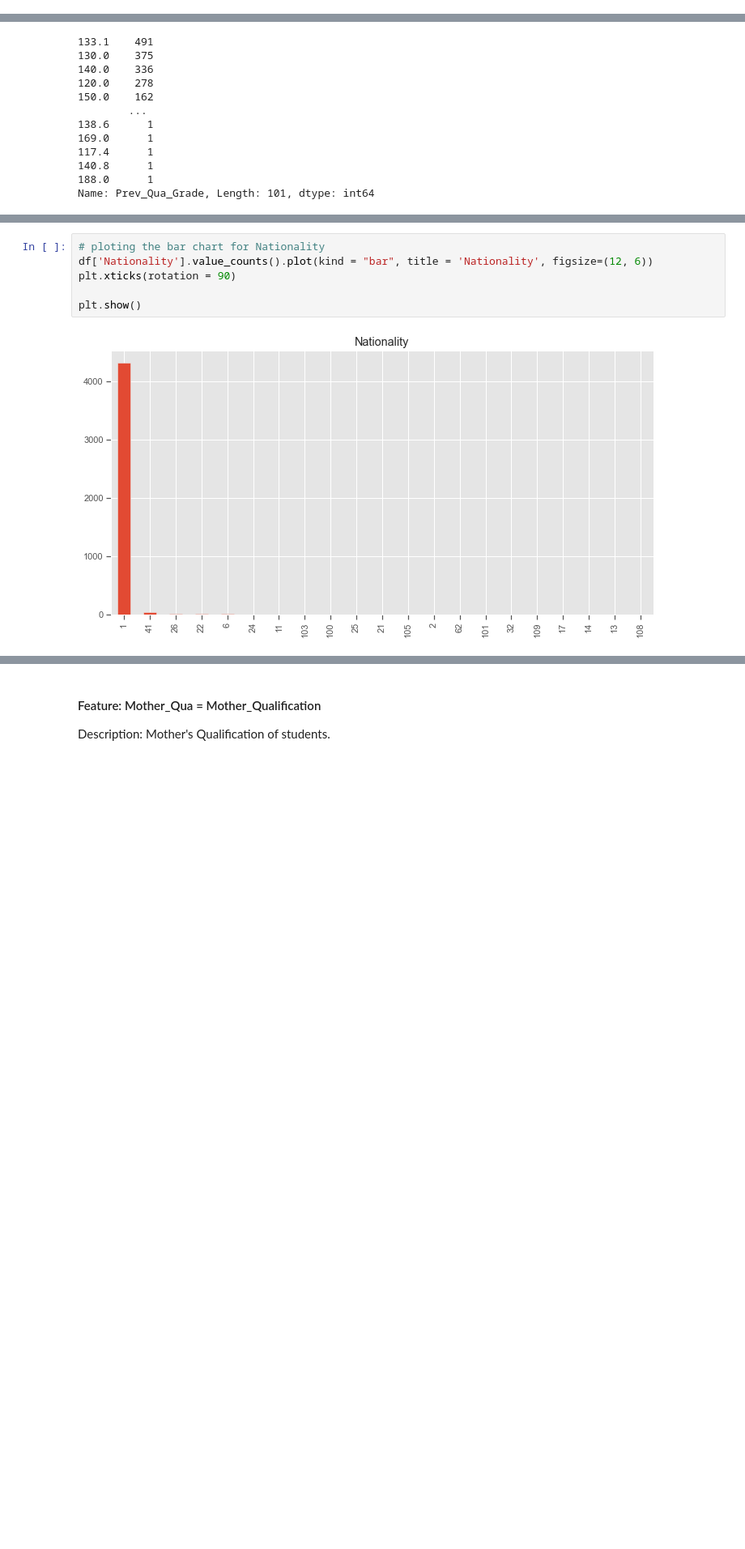
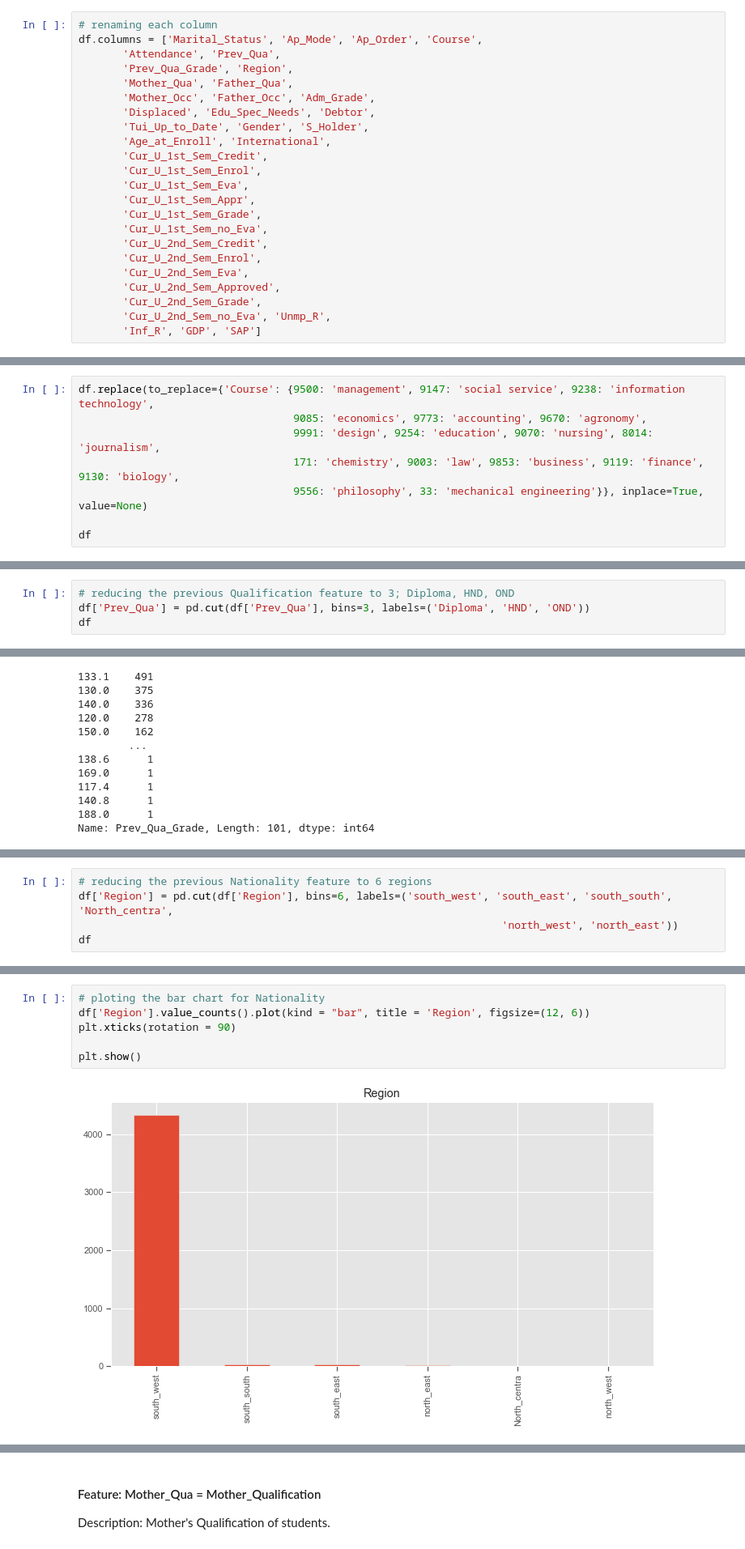
Before and after one commit to joyjoseph/Predicting-Student-Academic-Performance, a Jupyter notebook: Student_Performance.ipynb, the cells around one changed output, grey strips where cells are left out. Shown at 81% size. Drawn from its saved outputs; the diff is of its cells as text; blank space fills up the shorter version.

```diff
--- a/Student_Performance.ipynb
+++ b/Student_Performance.ipynb
@@ -197,3 +174,26 @@ df.columns = ['Marital_Status', 'Ap_Mode', 'Ap_Order', 'Course',
+# %%
+# renaming each column
+df.columns = ['Marital_Status', 'Ap_Mode', 'Ap_Order', 'Course',
+       'Attendance', 'Prev_Qua',
+       'Prev_Qua_Grade', 'Region',
+       'Mother_Qua', 'Father_Qua',
+       'Mother_Occ', 'Father_Occ', 'Adm_Grade',
+       'Displaced', 'Edu_Spec_Needs', 'Debtor',
+       'Tui_Up_to_Date', 'Gender', 'S_Holder',
+       'Age_at_Enroll', 'International',
+       'Cur_U_1st_Sem_Credit',
+       'Cur_U_1st_Sem_Enrol',
+       'Cur_U_1st_Sem_Eva',
+       'Cur_U_1st_Sem_Appr',
+       'Cur_U_1st_Sem_Grade',
+       'Cur_U_1st_Sem_no_Eva',
+       'Cur_U_2nd_Sem_Credit',
+       'Cur_U_2nd_Sem_Enrol',
+       'Cur_U_2nd_Sem_Eva',
+       'Cur_U_2nd_Sem_Approved',
+       'Cur_U_2nd_Sem_Grade',
+       'Cur_U_2nd_Sem_no_Eva', 'Unmp_R',
+       'Inf_R', 'GDP', 'SAP']
 # %%
 # displaying the summary statistics of the dataset
 df.describe().transpose()
@@ -423,3 +423,11 @@ df.Course.value_counts()
 9556     86
 33       12
 Name: Course, dtype: int64
+# %%
+df.replace(to_replace={'Course': {9500: 'management', 9147: 'social service', 9238: 'information technology',
+                                  9085: 'economics', 9773: 'accounting', 9670: 'agronomy',
+                                  9991: 'design', 9254: 'education', 9070: 'nursing', 8014: 'journalism',
+                                  171: 'chemistry', 9003: 'law', 9853: 'business', 9119: 'finance', 9130: 'biology',
+                                  9556: 'philosophy', 33: 'mechanical engineering'}}, inplace=True, value=None)
+
+df
@@ -479,3 +501,7 @@ df.Prev_Qua.value_counts()
 14       1
 5        1
 Name: Prev_Qua, dtype: int64
+# %%
+# reducing the previous Qualification feature to 3; Diploma, HND, OND
+df['Prev_Qua'] = pd.cut(df['Prev_Qua'], bins=3, labels=('Diploma', 'HND', 'OND'))
+df
@@ -536,0 +590,5 @@ Name: Nationality, dtype: int64
+# %%
+# reducing the previous Nationality feature to 6 regions
+df['Region'] = pd.cut(df['Region'], bins=6, labels=('south_west', 'south_east', 'south_south', 'North_centra',
+                                                                   'north_west', 'north_east'))
+df
@@ -537,11 +609,11 @@ Name: Nationality, dtype: int64
 # %%
 # ploting the bar chart for Nationality
-df['Nationality'].value_counts().plot(kind = "bar", title = 'Nationality', figsize=(12, 6))
+df['Region'].value_counts().plot(kind = "bar", title = 'Region', figsize=(12, 6))
 plt.xticks(rotation = 90)
 
 plt.show()
 # %% [output]
-[figure, old version]
+[figure, new version]
 # %% [markdown]
 ### *Inference*
 
```
Also changed, not shown: parts of 91 cells of this notebook, 4 other files.
